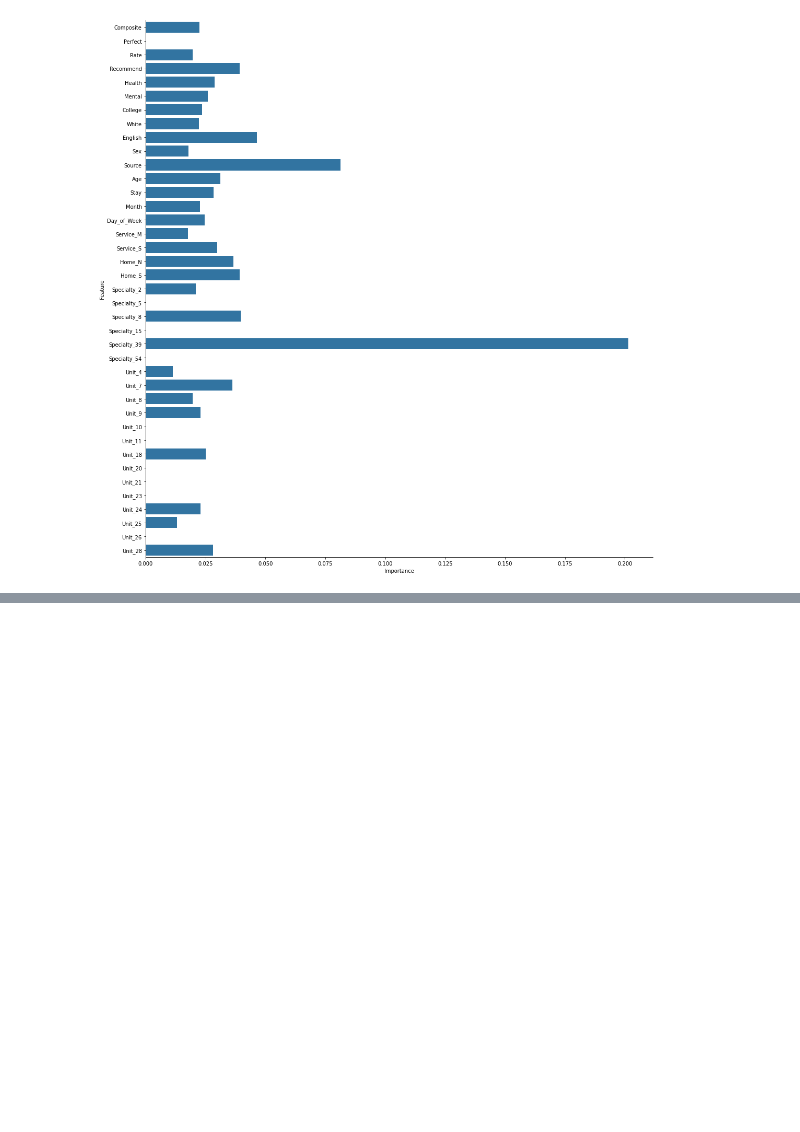
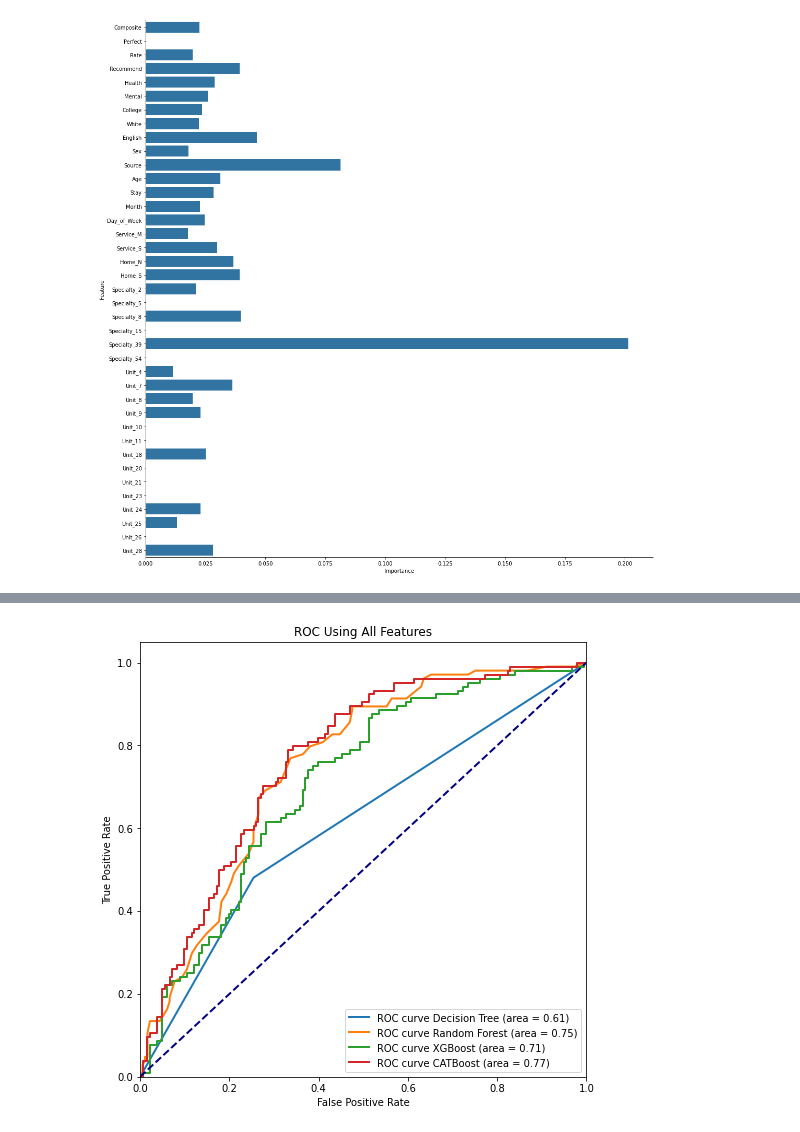
Before and after one commit to benvictoria17/DataAnalytics, a Jupyter notebook: Data Analysis & Predictive Model.ipynb, the cells around one changed output, grey strips where cells are left out. Drawn from its saved outputs; the diff is of its cells as text; code cells hidden in the pictures; blank space fills up the shorter version.

```diff
--- a/Data Analysis & Predictive Model.ipynb
+++ b/Data Analysis & Predictive Model.ipynb
@@ -788,0 +678,29 @@ plt.show()
+# %%
+fpr_RFC, tpr_RFC, _ = roc_curve(y_test, rfc.predict_proba(X_test)[:,1])
+roc_auc_RFC = auc(fpr_RFC, tpr_RFC)
+fpr_dtc, tpr_dtc, _ = roc_curve(y_test, dtc.predict_proba(X_test)[:,1])
+roc_auc_dtc = auc(fpr_dtc, tpr_dtc)
+fpr_XGB, tpr_XGB, _ = roc_curve(y_test, xgb.predict_proba(X_test)[:,1])
+roc_auc_XGB = auc(fpr_XGB, tpr_XGB)
+fpr_CAT, tpr_CAT, _ = roc_curve(y_test, cb.predict_proba(X_test)[:,1])
+roc_auc_CAT = auc(fpr_CAT, tpr_CAT)
+plt.figure(figsize=(8,8))
+lw = 2
+plt.plot(fpr_dtc, tpr_dtc,
+         lw=lw, label='ROC curve Decision Tree (area = %0.2f)' % roc_auc_dtc)
+plt.plot(fpr_RFC, tpr_RFC,
+         lw=lw, label='ROC curve Random Forest (area = %0.2f)' % roc_auc_RFC)
+plt.plot(fpr_XGB, tpr_XGB,
+         lw=lw, label='ROC curve XGBoost (area = %0.2f)' % roc_auc_XGB)
+plt.plot(fpr_CAT, tpr_CAT,
+         lw=lw, label='ROC curve CATBoost (area = %0.2f)' % roc_auc_CAT)
+plt.plot([0, 1], [0, 1], color='navy', lw=lw, linestyle='--')
+plt.xlim([0.0, 1.0])
+plt.ylim([0.0, 1.05])
+plt.xlabel('False Positive Rate')
+plt.ylabel('True Positive Rate')
+plt.title('ROC Using All Features')
+plt.legend(loc="lower right")
+plt.show()
+# %% [output]
+[figure, added]
```
Also changed, not shown: parts of 21 cells of this notebook.
